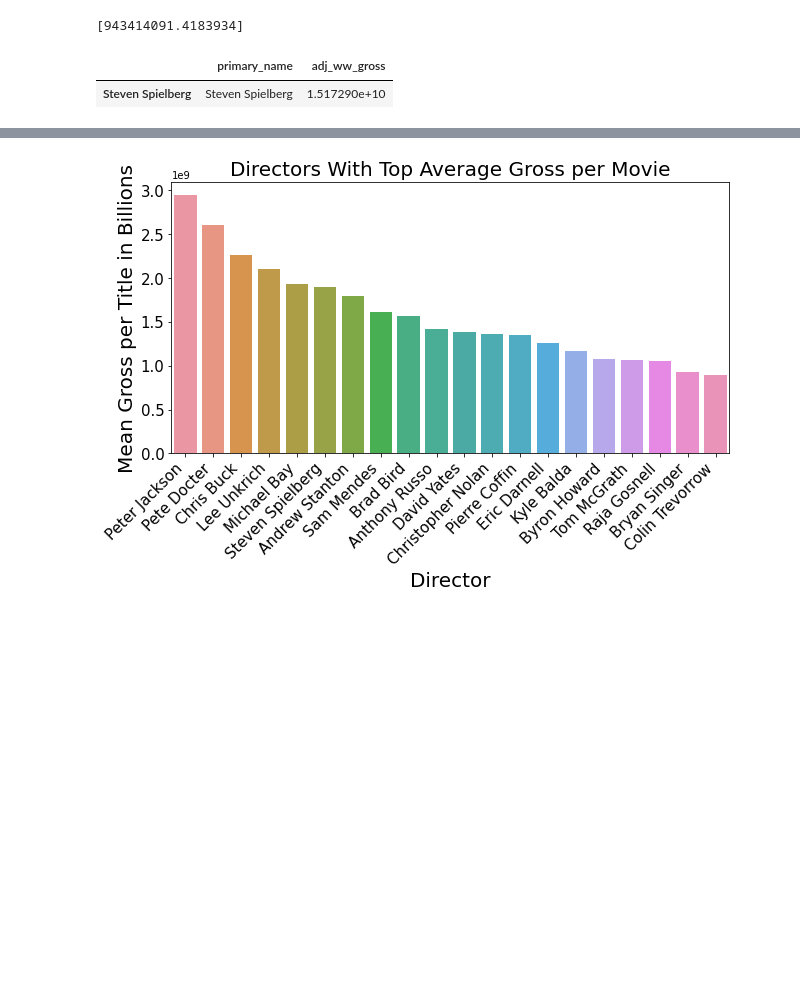
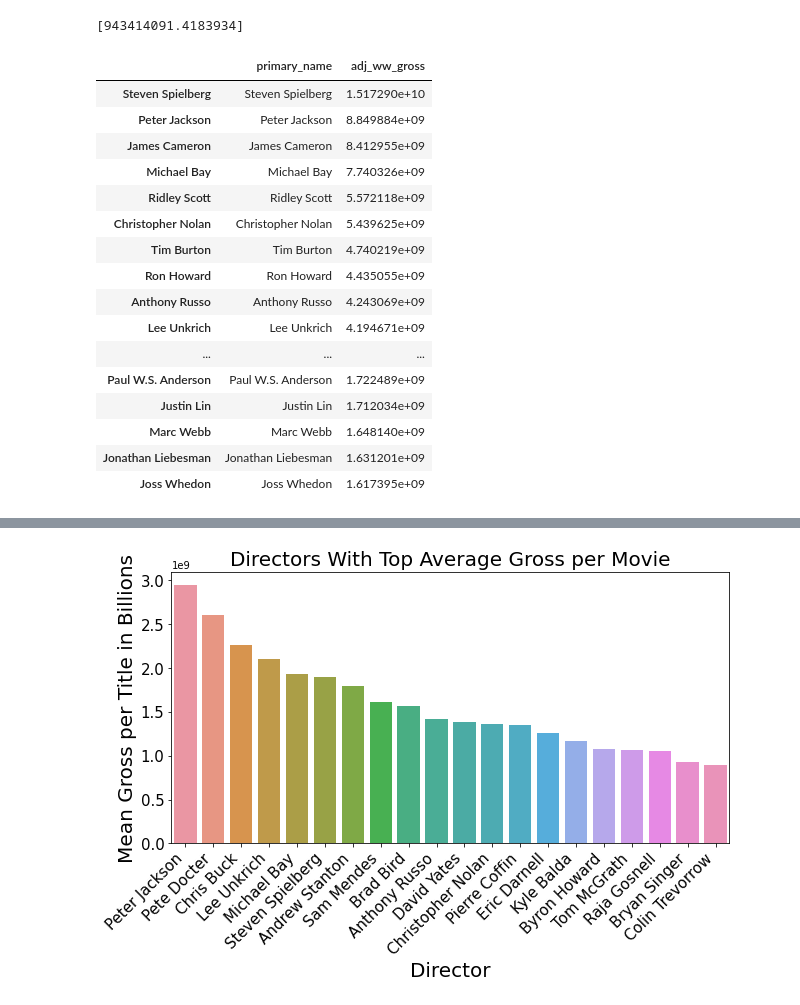
Before and after one commit to jeffreyhwatson/MS_Box_Office_Insights, a Jupyter notebook: main_workspace.ipynb, the cells around one changed output, grey strips where cells are left out. Drawn from its saved outputs; the diff is of its cells as text; code cells hidden in the pictures; blank space fills up the shorter version.

```diff
--- a/main_workspace.ipynb
+++ b/main_workspace.ipynb
@@ -846,3 +862,5 @@ reset_idx_d = top100_directors.reset_index()
 # %%
 # getting name list
 director_list = list(reset_idx_d.primary_name)
+director_list.append('James Cameron')
+director_list
@@ -858,12 +894,27 @@ gross_d[:1]
 # %%
 #  creating new adj gross dataframe
 dict = {'primary_name': director_list, 'adj_ww_gross': gross_d}
 gross_df_d = pd.DataFrame(dict, index=director_list)
 top50_adj_gross_directors = gross_df_d.sort_values(by='adj_ww_gross', ascending=False).head(50)
-top50_adj_gross_directors.head(1)
+top50_adj_gross_directors
 # %% [output]
 |  | primary_name | adj_ww_gross |
 | Steven Spielberg | Steven Spielberg | 1.517290e+10 |
+| Peter Jackson | Peter Jackson | 8.849884e+09 |
+| James Cameron | James Cameron | 8.412955e+09 |
+| Michael Bay | Michael Bay | 7.740326e+09 |
+| Ridley Scott | Ridley Scott | 5.572118e+09 |
+| Christopher Nolan | Christopher Nolan | 5.439625e+09 |
+| Tim Burton | Tim Burton | 4.740219e+09 |
+| Ron Howard | Ron Howard | 4.435055e+09 |
+| Anthony Russo | Anthony Russo | 4.243069e+09 |
+| Lee Unkrich | Lee Unkrich | 4.194671e+09 |
+| ... | ... | ... |
+| Paul W.S. Anderson | Paul W.S. Anderson | 1.722489e+09 |
+| Justin Lin | Justin Lin | 1.712034e+09 |
+| Marc Webb | Marc Webb | 1.648140e+09 |
+| Jonathan Liebesman | Jonathan Liebesman | 1.631201e+09 |
+| Joss Whedon | Joss Whedon | 1.617395e+09 |
 # %%
 # movie count
 movie_count_d = director_df.groupby(['primary_name']).title.count()
```
Also changed, not shown: parts of 5 cells of this notebook.
